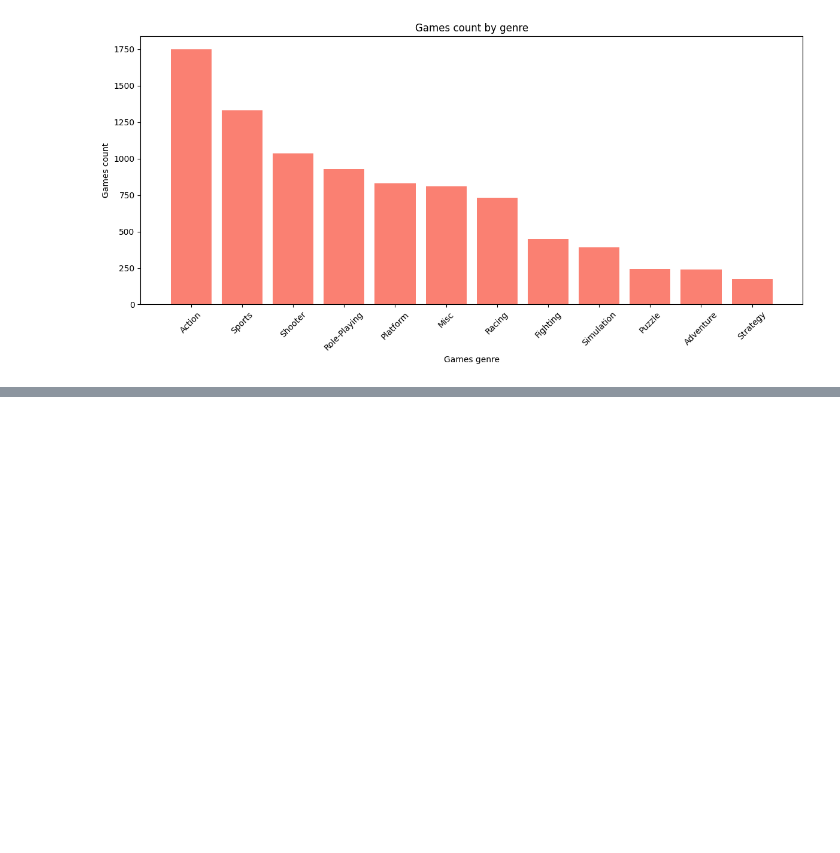
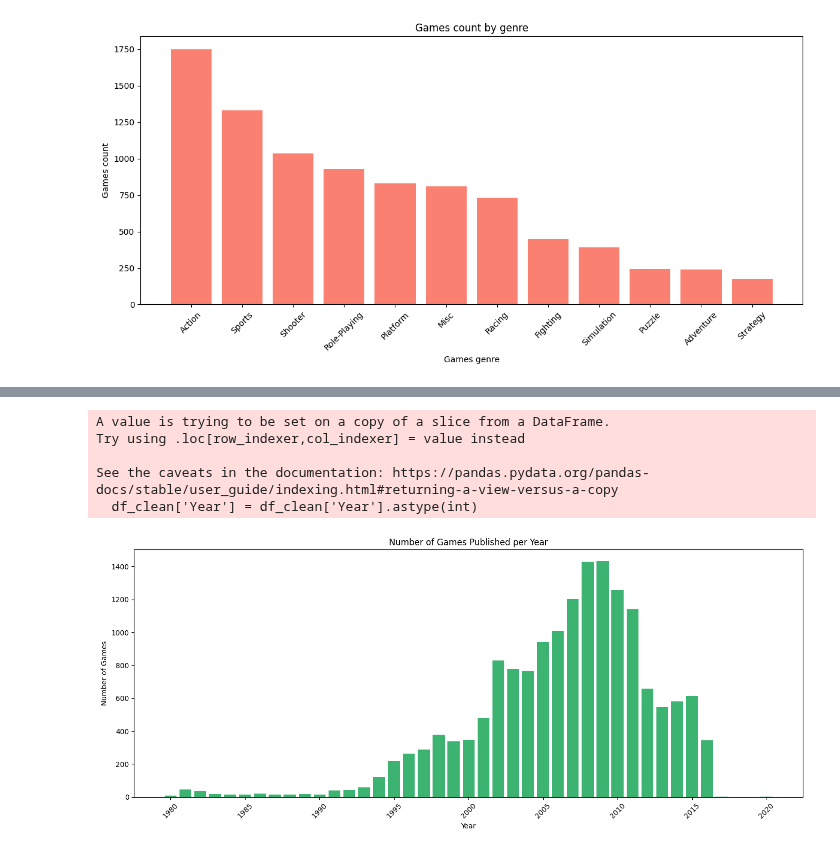
Before and after one commit to Fadilsa9/-2-TheFounder-Tsifrotech, a Jupyter notebook: 8_4_Practice_Дополнительные_ЗАДАЧИ_.ipynb, the cells around one changed output, grey strips where cells are left out. Cells and saved outputs as stored; diff of their text form; code cells hidden in the pictures; blank space fills up the shorter version.

```diff
--- a/8_4_Practice_Дополнительные_ЗАДАЧИ_.ipynb
+++ b/8_4_Practice_Дополнительные_ЗАДАЧИ_.ipynb
@@ -370,0 +407,35 @@ plt.show()
+# %%
+import pandas as pd
+import matplotlib.pyplot as plt
+
+# Step 1: Load the dataset from CSV
+df = pd.read_csv('/content/drive/MyDrive/🟢TheFounder/vgsale_1.csv')
+
+# Step 2: Convert 'Year' column to numeric (force invalid values to NaN)
+df['Year'] = pd.to_numeric(df['Year'], errors='coerce')
+
+# Step 3: Drop rows where 'Year' is missing (NaN)
+df_clean = df.dropna(subset=['Year'])
+
+# Step 4: Convert 'Year' to integer (from float)
+df_clean['Year'] = df_clean['Year'].astype(int)
+
+# Step 5: Count the number of games published per year
+games_per_year = df_clean['Year'].value_counts().sort_index()
+
+# Step 6: Plot the number of games published per year using a bar chart
+plt.figure(figsize=(14, 6))
+plt.bar(games_per_year.index, games_per_year.values, color='mediumseagreen')
+plt.title('Number of Games Published per Year')
+plt.xlabel('Year')
+plt.ylabel('Number of Games')
+plt.xticks(rotation=45)  # Rotate x-axis labels for readability
+plt.tight_layout()
+plt.show()
+# %% [output]
+A value is trying to be set on a copy of a slice from a DataFrame.
+Try using .loc[row_indexer,col_indexer] = value instead
+
+See the caveats in the documentation: https://pandas.pydata.org/pandas-docs/stable/user_guide/indexing.html#returning-a-view-versus-a-copy
+  df_clean['Year'] = df_clean['Year'].astype(int)
+[figure, added]
```
Also changed, not shown: parts of 17 cells of this notebook.
